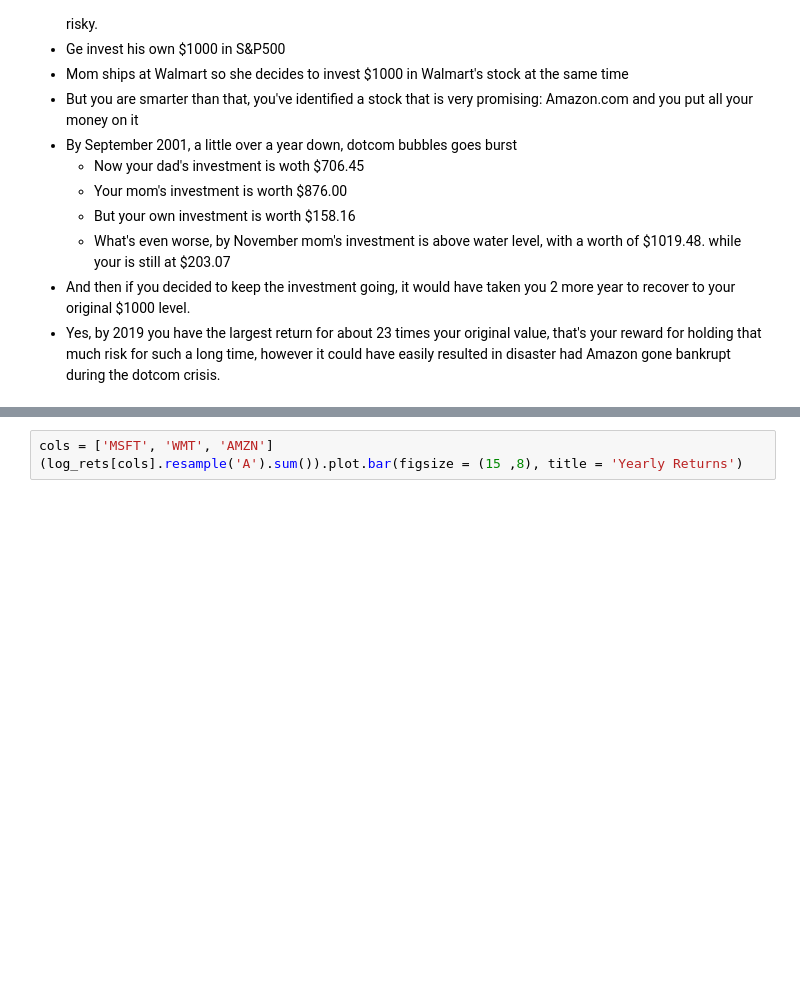
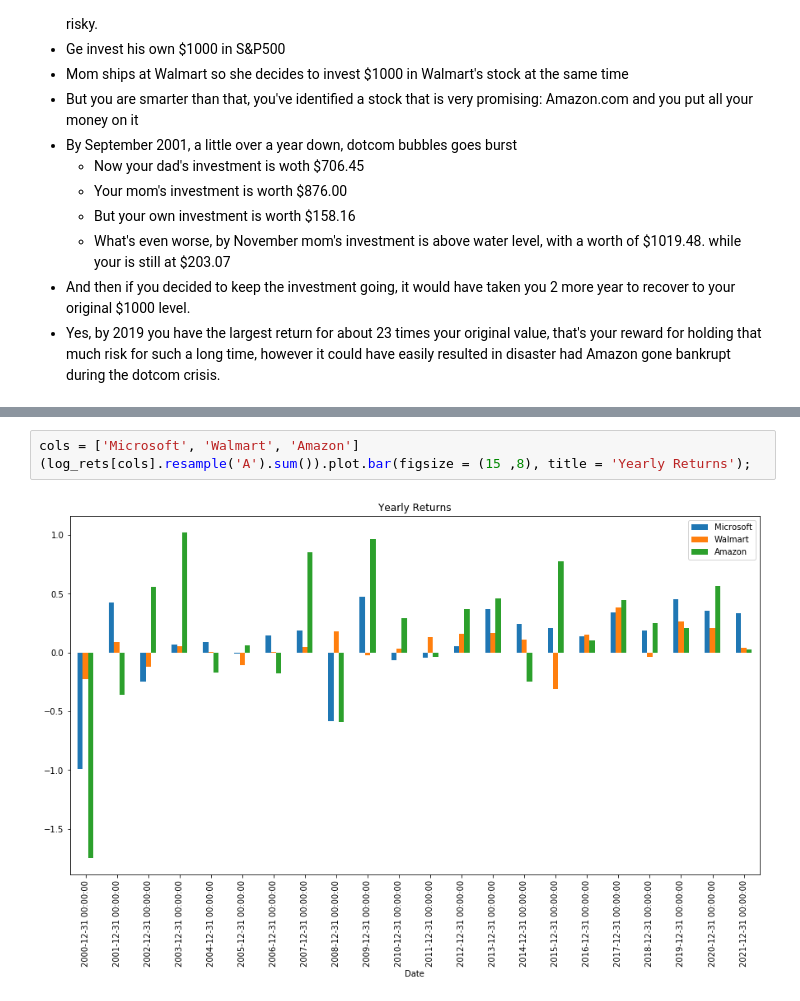
Before and after one commit to danthequant/stocks, a Jupyter notebook: port_mgmt.ipynb, the cells around one changed output, grey strips where cells are left out. Saved outputs shown, nothing was run; the diff lists cells and outputs as text; blank space fills up the shorter version.

```diff
--- a/port_mgmt.ipynb
+++ b/port_mgmt.ipynb
@@ -373,4 +409,6 @@ returns.corr()
 # %%
-cols = ['MSFT', 'WMT', 'AMZN']
-(log_rets[cols].resample('A').sum()).plot.bar(figsize = (15 ,8), title = 'Yearly Returns')
+cols = ['Microsoft', 'Walmart', 'Amazon']
+(log_rets[cols].resample('A').sum()).plot.bar(figsize = (15 ,8), title = 'Yearly Returns');
+# %% [output]
+[figure, added]
 # %%
```
Also changed, not shown: parts of 23 cells of this notebook.
